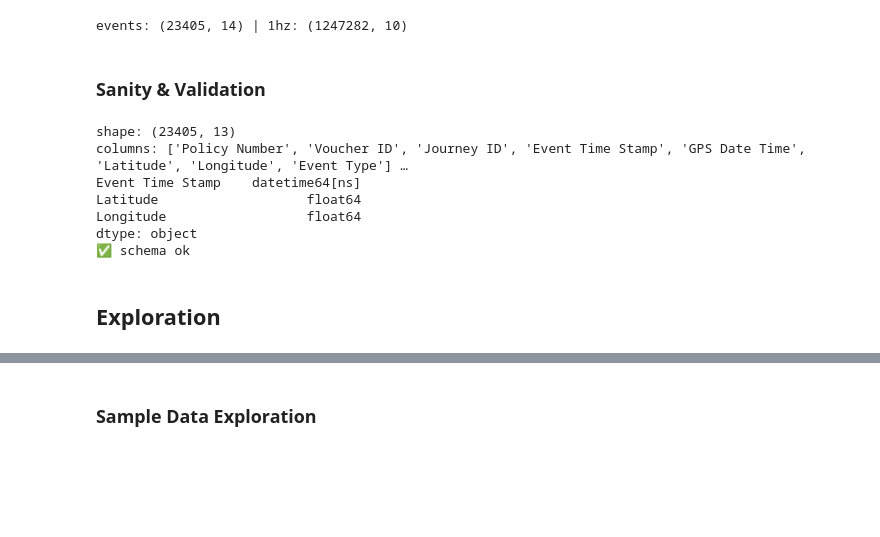
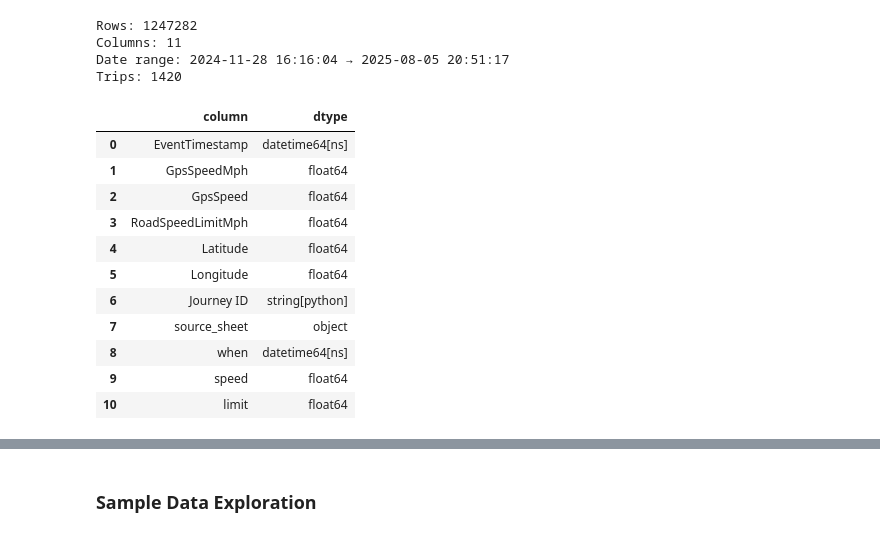
Before and after one commit to abdulabolahom/indepth-driving-data-analysis, a Jupyter notebook: notebooks/01_explore.ipynb, the cells around one changed output, grey strips where cells are left out. Drawn from its saved outputs; the diff is of its cells as text; code cells hidden in the pictures; blank space fills up the shorter version.

Commit message:
chore: checkpoint exploration; add findings; keep maps/outputs

```diff
--- a/notebooks/01_explore.ipynb
+++ b/notebooks/01_explore.ipynb
@@ -97,28 +0,0 @@ print("✅ schema ok")
-# %%
-# 1) Rename your current events dataframe for clarity
-df_events = df_keep
-del df_keep  # avoid accidental reuse
-
-# 2) Load the 1Hz Parquet with the right columns
-import pyarrow.parquet as pq, pandas as pd
-path_1hz = "data/interim/journey_event_1hz.parquet"
-
-schema_cols = pq.ParquetFile(path_1hz).schema.names
-cand = [
-    "EventTimestamp","GPS Date Time","Event Time Stamp",
-    "GpsSpeedMph","GpsSpeed",
-    "RoadSpeedLimitMph","Road Speed Limit",
-    "Latitude","Longitude","Journey ID","source_sheet"
-]
-use = [c for c in cand if c in schema_cols]
-df_1hz = pd.read_parquet(path_1hz, columns=use)
-
-# Canonical fields
-df_1hz["when"]  = pd.to_datetime(df_1hz.get("EventTimestamp", df_1hz.get("GPS Date Time")), errors="coerce")
-df_1hz["speed"] = pd.to_numeric(df_1hz.get("GpsSpeedMph", df_1hz.get("GpsSpeed")), errors="coerce")
-df_1hz["limit"] = pd.to_numeric(df_1hz.get("RoadSpeedLimitMph", df_1hz.get("Road Speed Limit")), errors="coerce")
-df_1hz = df_1hz.dropna(subset=["when","speed","limit"]).sort_values("when")
-
-print("events:", df_events.shape, "| 1hz:", df_1hz.shape)
-# %% [output]
-events: (23405, 14) | 1hz: (1247282, 10)
@@ -131,19 +1,28 @@ def assert_is_events(df):
-# %% [markdown]
-### Sanity & Validation
-# %%
-print("shape:", df_keep.shape)
-print("columns:", list(df_keep.columns)[:8], "…")
-print(df_keep[["Event Time Stamp","Latitude","Longitude"]].dtypes)
-from src.validate import validate_journey_event
-validate_journey_event(df_keep)
-print("✅ schema ok")
-# %% [output]
-shape: (23405, 13)
-columns: ['Policy Number', 'Voucher ID', 'Journey ID', 'Event Time Stamp', 'GPS Date Time', 'Latitude', 'Longitude', 'Event Type'] …
-Event Time Stamp    datetime64[ns]
-Latitude                   float64
-Longitude                  float64
-dtype: object
-✅ schema ok
-# %% [markdown]
-## Exploration
+# %%
+# shape
+print("Rows:", len(df_1hz))
+print("Columns:", df_1hz.shape[1])
+# period
+print("Date range:", df_1hz["when"].min(), "→", df_1hz["when"].max())
+#
+print("Trips:", df_1hz["Journey ID"].nunique())
+# %% [output]
+Rows: 1247282
+Columns: 11
+Date range: 2024-11-28 16:16:04 → 2025-08-05 20:51:17
+Trips: 1420
+# %%
+df_1hz.dtypes.to_frame("dtype").reset_index().rename(columns={"index":"column"})
+# %% [output]
+|  | column | dtype |
+| 0 | EventTimestamp | datetime64[ns] |
+| 1 | GpsSpeedMph | float64 |
+| 2 | GpsSpeed | float64 |
+| 3 | RoadSpeedLimitMph | float64 |
+| 4 | Latitude | float64 |
+| 5 | Longitude | float64 |
+| 6 | Journey ID | string[python] |
+| 7 | source_sheet | object |
+| 8 | when | datetime64[ns] |
+| 9 | speed | float64 |
+| 10 | limit | float64 |
```
Also changed, not shown: parts of 106 cells of this notebook, 5 other files.
